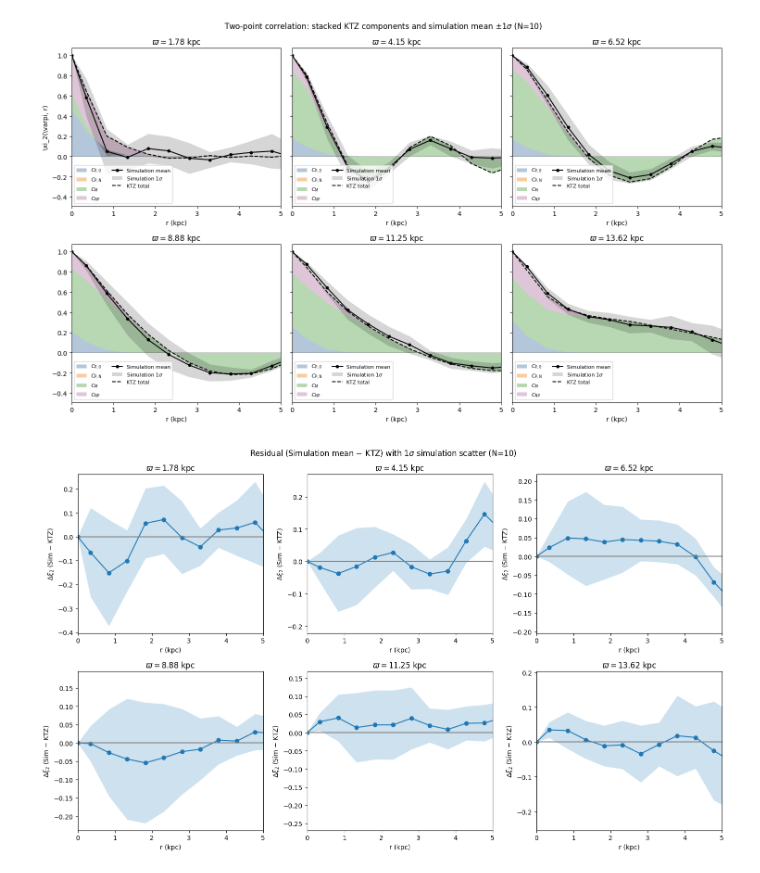
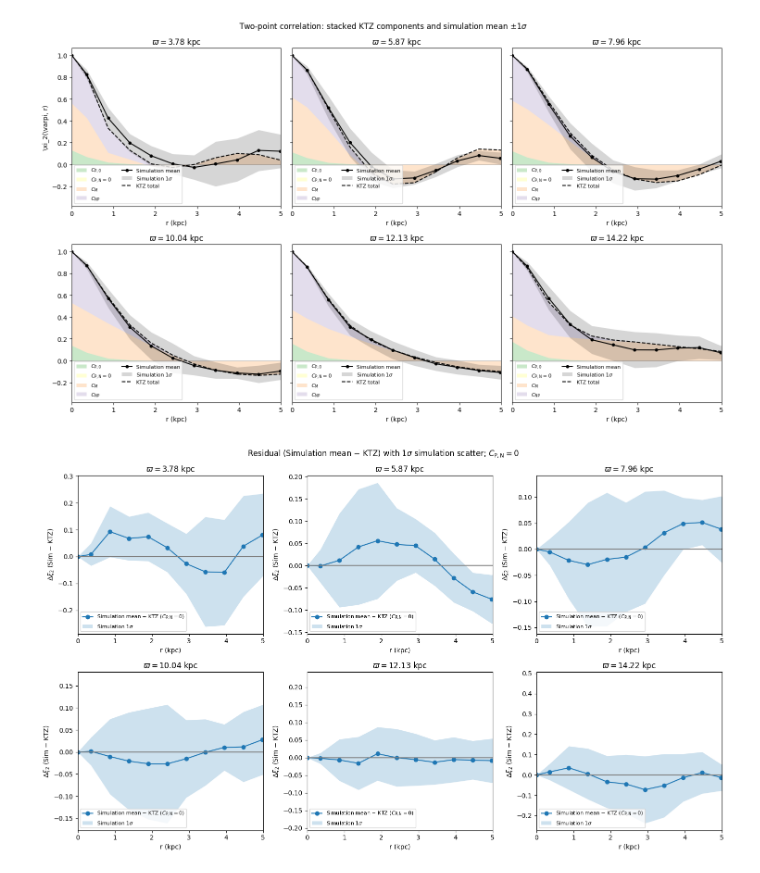
Before and after one commit to Meowwish/KTZ_Theory_z_fluctuation_III, a Jupyter notebook: KTZ_validation.ipynb, the cells around one changed output. Drawn from its saved outputs; the diff is of its cells as text; code cells hidden in the pictures.

```diff
--- a/KTZ_validation.ipynb
+++ b/KTZ_validation.ipynb
@@ -13,11 +17,11 @@ warnings.filterwarnings('ignore')
 # M101-like fiducial setup, calibrated to the observed star-forming main disc.
 # M101 has an extended faint outer disc, but this notebook uses the brighter main disc
 # where HII-region and spiral-arm measurements are better sampled.
-R_in, R_out = 1.0, 14.4
+R_in, R_out = 3.0, 15
 
 # Diffusion parameters.  These control the KTZ smoothing scale,
 # ell_K = sqrt(x0^2 + 2 kappa t), rather than direct observables.
-kappa = 0.30         # kpc^2/Gyr
+kappa = 0.3579         # kpc^2/Gyr (same as KT25)
 x0 = 0.10            # initial smoothing length (kpc)
 t_star = 0.50        # maximum source age (Gyr)
 
@@ -61,7 +65,7 @@ h_R = 4.8
 enable_source_clustering = True
 cluster_fraction = 0.50              # fraction of events drawn from clustered complexes
 cluster_radius = 0.35                # kpc, one-sigma child offset around each parent
-mean_children_per_cluster = 5.0      # mean child events per parent complex
+mean_children_per_cluster = 20.0      # mean child events per parent complex
 cluster_theory_nodes = 24            # quadrature nodes for the C_NP age integral
 
 # Output (fixed)
@@ -76,4 +80,3 @@ grid_radius = R_out + 1.0
 n_realizations = 10
 
 rng = default_rng(42)
-print("The settings have been configured.")
@@ -781,6 +739,9 @@ plt.show()
 # %%
 # %% Block 7a: Comparison of correlation functions
 correlation_plot_rmax = 5.0
+annular_component_labels = component_labels.copy()
+annular_component_labels['CPN'] = r'$C_{\rm P,N}=0$'
+
 fig, axes = plt.subplots(2, 3, figsize=(15, 9), sharey=True)
 axes = axes.flatten()
 
@@ -788,14 +749,16 @@ for ax, varpi_m in zip(axes, radii_test):
     r_plot = np.concatenate([[0.0], r_centers])
     sim_mean = np.concatenate([[1.0], sim_corr_mean[varpi_m]])
     sim_std = np.concatenate([[0.0], sim_corr_std[varpi_m]])
-    comp0 = xi2_KTZ_components(varpi_m, 0.0, estimator="pair_product")
+    comp0 = xi2_KTZ_components(varpi_m, 0.0)
     comp_plot = {
         name: np.concatenate([[comp0[name]], wkb_components[varpi_m][name]])
         for name in component_order
     }
     wkb_plot = sum(comp_plot[name] for name in component_order)
 
-    plot_theory_component_stack(ax, r_plot, comp_plot)
+    plot_theory_component_stack(
+        ax, r_plot, comp_plot, labels=annular_component_labels
+    )
     ax.plot(r_plot, sim_mean, 'o-', color='black', ms=4, label='Simulation mean', zorder=4)
     ax.fill_between(r_plot, sim_mean-sim_std, sim_mean+sim_std,
                     color='black', alpha=0.16, linewidth=0,
@@ -808,42 +771,52 @@ for ax, varpi_m in zip(axes, radii_test):
     ax.legend(loc='lower left', fontsize=8, ncol=2)
 
 axes[0].set_ylabel(r'\xi_2(\varpi, r)')
-fig.suptitle(fr'Two-point correlation: stacked KTZ components and simulation mean $\pm 1\sigma$ (N={n_realizations})')
+fig.suptitle(fr'Two-point correlation: stacked KTZ components and simulation mean $\pm 1\sigma$')
 plt.tight_layout()
 plt.show()
 
 # %% Block 7b: Residual
 fig, axes = plt.subplots(2, 3, figsize=(15, 9))
 axes = axes.flatten()
 
 for ax, varpi_m in zip(axes, radii_test):
     r_plot = np.concatenate([[0.0], r_centers])
-    comp0 = xi2_KTZ_components(varpi_m, 0.0, estimator="pair_product")
+    comp0 = xi2_KTZ_components(varpi_m, 0.0)
     wkb_plot = sum(
         np.concatenate([[comp0[name]], wkb_components[varpi_m][name]])
         for name in component_order
     )
     # At zero separation both simulation and theory are normalized to xi=1,
     # so the residual must be exactly zero.
     diff = np.concatenate([[1.0], sim_corr_mean[varpi_m]]) - wkb_plot
     diff[0] = 0.0
     sim_std = np.concatenate([[0.0], sim_corr_std[varpi_m]])
 
-    ax.plot(r_plot, diff, 'o-')
-    ax.fill_between(r_plot, diff-sim_std, diff+sim_std,
-                    color='C0', alpha=0.22, linewidth=0)
+    ax.plot(
+        r_plot, diff, 'o-',
+        label=r'Simulation mean $-$ KTZ ($C_{\rm P,N}=0$)'
+    )
+    ax.fill_between(
+        r_plot, diff-sim_std, diff+sim_std,
+        color='C0', alpha=0.22, linewidth=0,
+        label=r'Simulation $1\sigma$'
+    )
     ax.axhline(0, color='grey')
     ax.set_title(fr'$\varpi = {varpi_m}$ kpc')
     ax.set_xlabel('r (kpc)')
     ax.set_ylabel(r'$\Delta\xi_2$ (Sim $-$ KTZ)')
     ax.set_xlim(0, correlation_plot_rmax)
+    ax.legend(loc='lower left', fontsize=8)
 
-fig.suptitle(fr'Residual (Simulation mean $-$ KTZ) with $1\sigma$ simulation scatter (N={n_realizations})')
+fig.suptitle(
+    r'Residual (Simulation mean $-$ KTZ) with $1\sigma$ simulation scatter; '
+    r'$C_{\rm P,N}=0$'
+)
 plt.tight_layout()
 plt.show()
 # %% [output]
-[figure, old version]
+[figure, new version]
-[figure, old version]
+[figure, new version]
 # %%
 # %% Block 8: xi3(r) over the full observing window
 # xi3 averages over all valid midpoint radii and separation directions.
```
Also changed, not shown: parts of 22 cells of this notebook, 12 other files.
